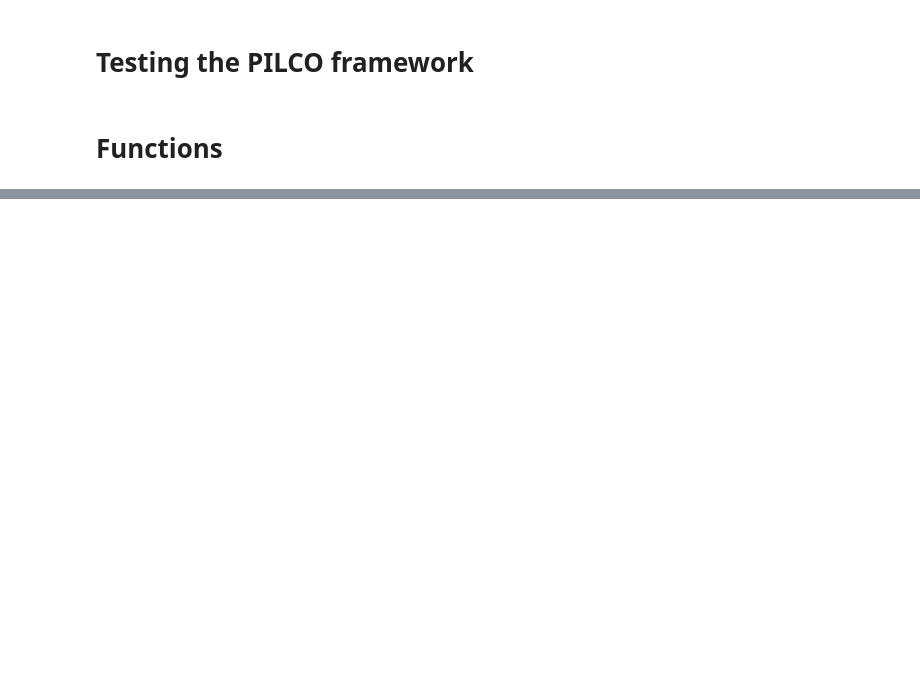
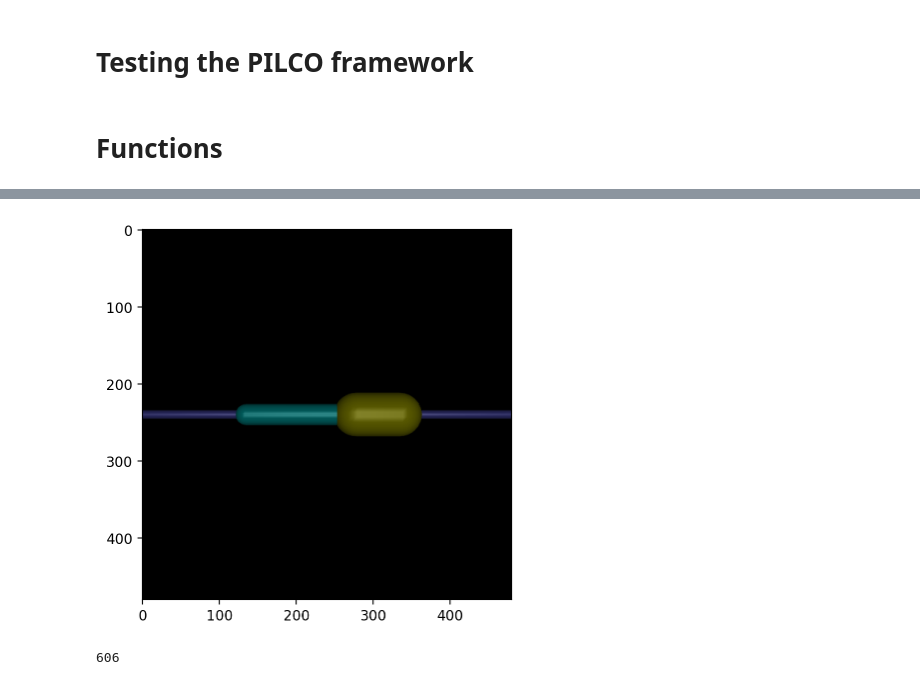
Before and after one commit to mathDR/jax-mc-pilco, a Jupyter notebook: src/jax_mc_pilco/pilco_testing_notebook.ipynb, the cells around one changed output, grey strips where cells are left out. Cells and saved outputs as stored; diff of their text form; code cells hidden in the pictures; blank space fills up the shorter version.

```diff
--- a/src/jax_mc_pilco/pilco_testing_notebook.ipynb
+++ b/src/jax_mc_pilco/pilco_testing_notebook.ipynb
@@ -363,0 +77,3 @@ def fit(  # noqa: PLR0913
+# %%
+env = gym.make("InvertedPendulum-v5")
+env_test = gym.make("InvertedPendulum-v5", render_mode='rgb_array')
@@ -363,0 +87,19 @@ def fit(  # noqa: PLR0913
+# %%
+# Initialize a random controller
+exploration_policy = RandomController(state_dim,action_dim,True,3.0)
+# %%
+# Randomly sample some points
+key = jr.key(42)
+x, _ = env.reset()
+states = [x]
+key, subkey = jr.split(key)
+u = exploration_policy(x,0,subkey)
+actions = [u]
+
+for timestep in np.linspace(0,T_exploration,int(T_exploration/sim_timestep)+1):
+    z = env.step(np.array(u))
+    x = z[0]
+    states.append(x)
+    key, subkey = jr.split(key)
+    u = exploration_policy(x,timestep,subkey)
+    actions.append(u)
@@ -363,0 +232,22 @@ def fit(  # noqa: PLR0913
+# %%
+# Now try this policy on the real system
+x, _ = env_test.reset()
+key, subkey = jr.split(key)
+u = policy(x,timestep,subkey)
+# Randomly sample some points
+states.append(x)
+actions.append(u)
+img = plt.imshow(env_test.render()) # only call this once
+for timestep in np.linspace(0,T_exploration,int(T_exploration/sim_timestep)+1):
+    z = env_test.step(np.array(u))
+    x = z[0]
+    r = z[1]
+    key, subkey = jr.split(key)
+    u = policy(x,timestep,subkey)
+    states.append(x)
+    actions.append(u)
+    img.set_data(env_test.render()) # just update the data
+    display.display(plt.gcf())
+    display.clear_output(wait=True)
+# %% [output]
+[figure, added]
@@ -363,0 +257,4 @@ def fit(  # noqa: PLR0913
+# %%
+len(states)
+# %% [output]
+606
```
Also changed, not shown: parts of 67 cells of this notebook, 6 other files.
